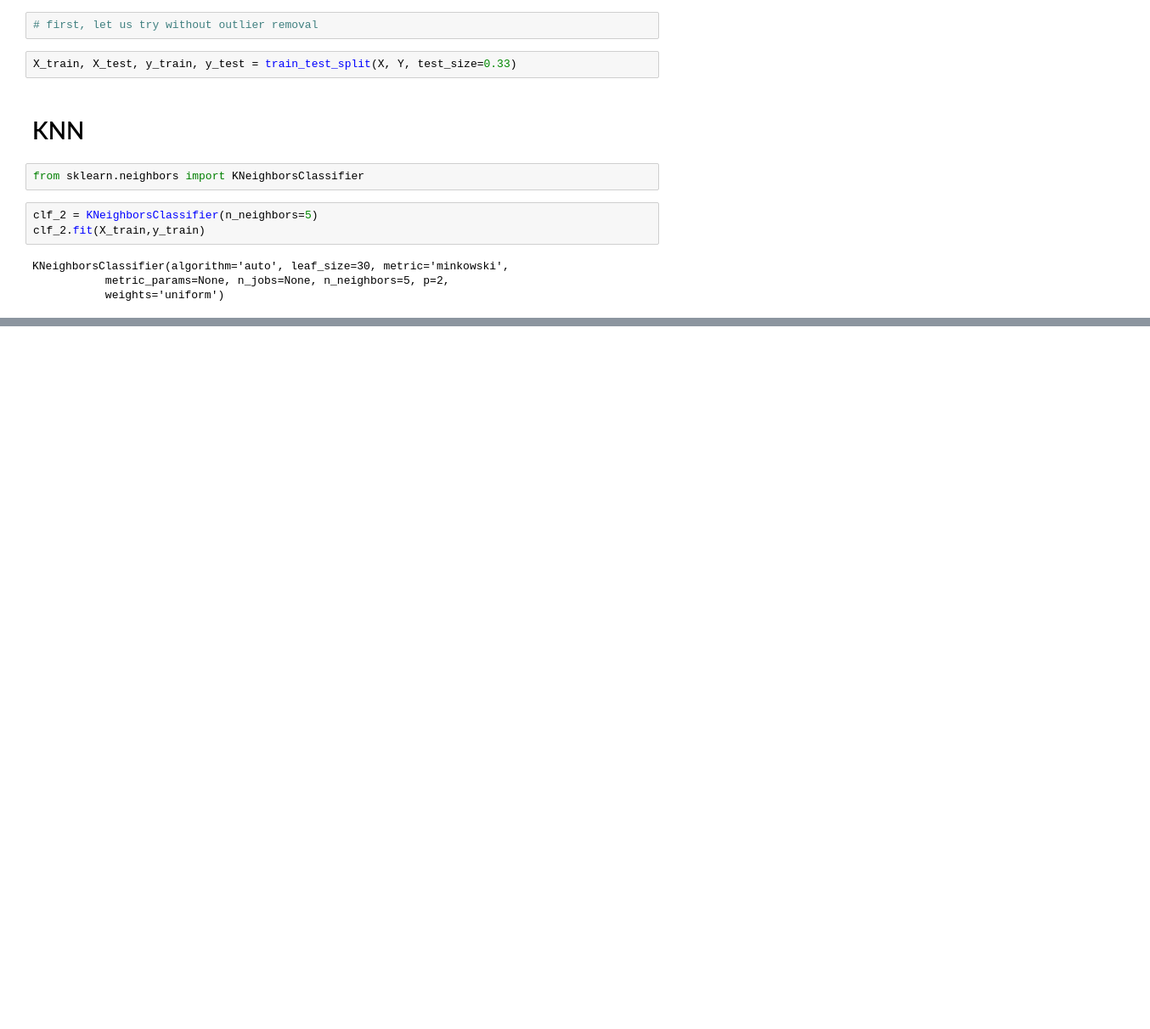
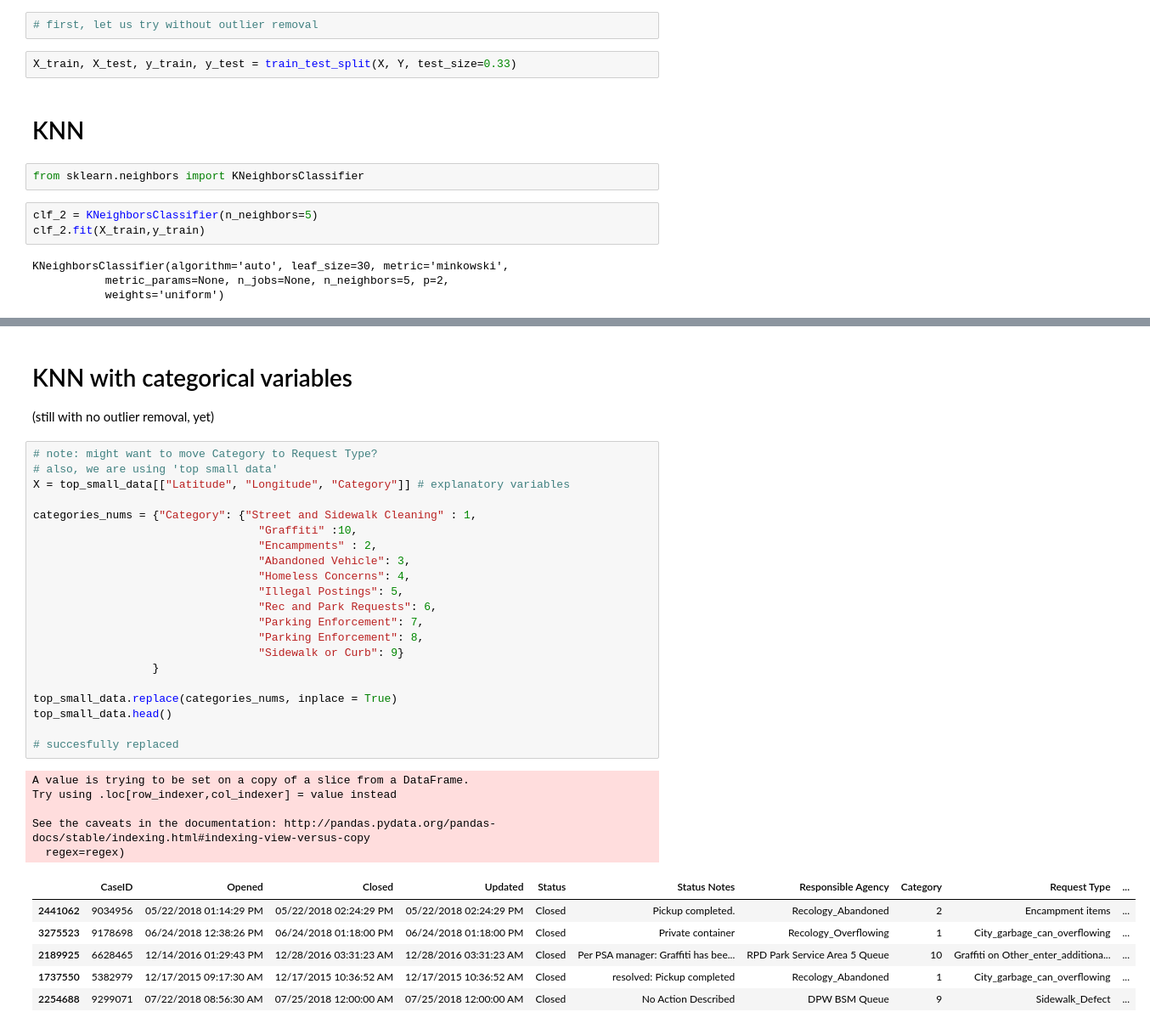
Before and after one commit to bpchivers/msds694_project, a Jupyter notebook: Predictions_Lou.ipynb, the cells around one changed output, grey strips where cells are left out. Shown: that part at 85% size. Drawn from its saved outputs; the diff is of its cells as text; blank space fills up the shorter version.

```diff
--- a/Predictions_Lou.ipynb
+++ b/Predictions_Lou.ipynb
@@ -156,0 +156,36 @@ accuracy_score(y_test,y_pred_2)
+# %% [markdown]
+# KNN with categorical variables
+(still with no outlier removal, yet)
+# %%
+# note: might want to move Category to Request Type?
+# also, we are using 'top small data'
+X = top_small_data[["Latitude", "Longitude", "Category"]] # explanatory variables
+
+categories_nums = {"Category": {"Street and Sidewalk Cleaning" : 1,
+                                  "Graffiti" :10,
+                                  "Encampments" : 2,
+                                  "Abandoned Vehicle": 3,
+                                  "Homeless Concerns": 4,
+                                  "Illegal Postings": 5,
+                                  "Rec and Park Requests": 6,
+                                  "Parking Enforcement": 7,
+                                  "Parking Enforcement": 8,
+                                  "Sidewalk or Curb": 9}
+                  }
+
+top_small_data.replace(categories_nums, inplace = True)
+top_small_data.head()
+
+# succesfully replaced
+# %% [output]
+A value is trying to be set on a copy of a slice from a DataFrame.
+Try using .loc[row_indexer,col_indexer] = value instead
+
+See the caveats in the documentation: http://pandas.pydata.org/pandas-docs/stable/indexing.html#indexing-view-versus-copy
+  regex=regex)
+|  | CaseID | Opened | Closed | Updated | Status | Status Notes | Responsible Agency | Category | Request Type | ... |
+| 2441062 | 9034956 | 05/22/2018 01:14:29 PM | 05/22/2018 02:24:29 PM | 05/22/2018 02:24:29 PM | Closed | Pickup completed. | Recology_Abandoned | 2 | Encampment items | ... |
+| 3275523 | 9178698 | 06/24/2018 12:38:26 PM | 06/24/2018 01:18:00 PM | 06/24/2018 01:18:00 PM | Closed | Private container | Recology_Overflowing | 1 | City_garbage_can_overflowing | ... |
+| 2189925 | 6628465 | 12/14/2016 01:29:43 PM | 12/28/2016 03:31:23 AM | 12/28/2016 03:31:23 AM | Closed | Per PSA manager: Graffiti has bee... | RPD Park Service Area 5 Queue | 10 | Graffiti on Other_enter_additiona... | ... |
+| 1737550 | 5382979 | 12/17/2015 09:17:30 AM | 12/17/2015 10:36:52 AM | 12/17/2015 10:36:52 AM | Closed | resolved: Pickup completed | Recology_Abandoned | 1 | City_garbage_can_overflowing | ... |
+| 2254688 | 9299071 | 07/22/2018 08:56:30 AM | 07/25/2018 12:00:00 AM | 07/25/2018 12:00:00 AM | Closed | No Action Described | DPW BSM Queue | 9 | Sidewalk_Defect | ... |
```
Also changed, not shown: parts of 15 cells of this notebook.
